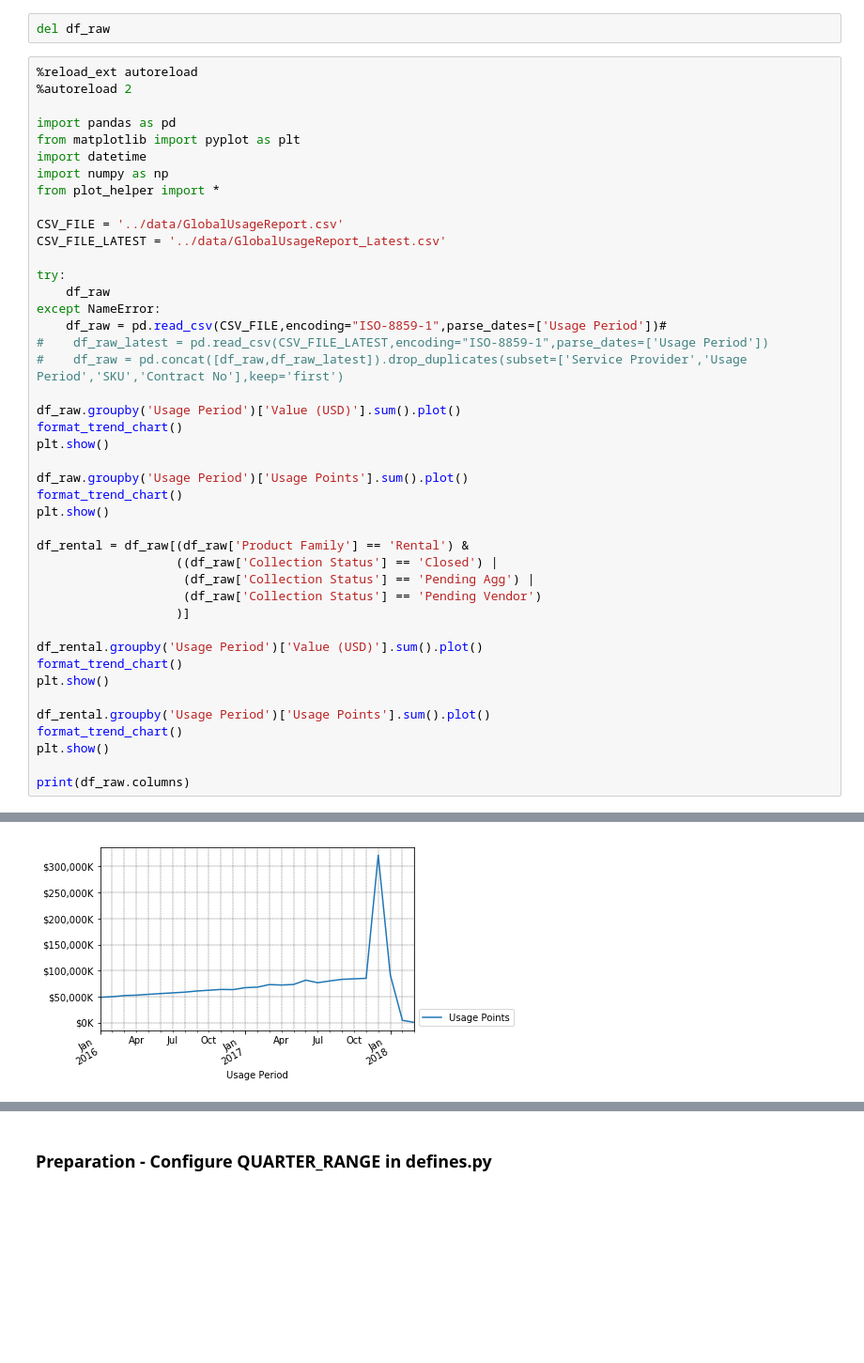
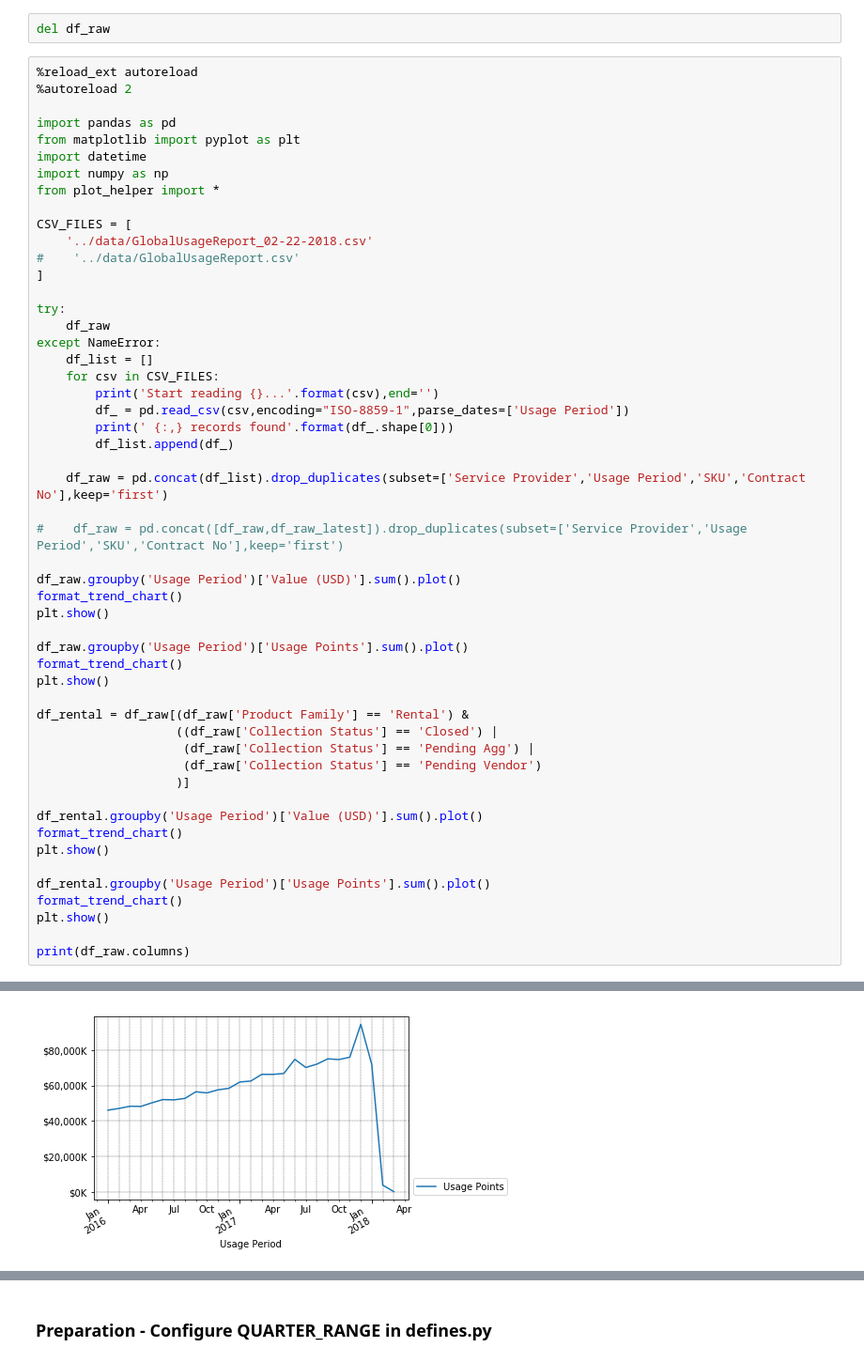
Before and after one commit to k1fukumoto/vcpp-data, a Jupyter notebook: report/GlobalUsagePoints.ipynb, the cells around one changed output, grey strips where cells are left out. Shown at 94% size. Drawn from its saved outputs; the diff is of its cells as text; blank space fills up the shorter version.

```diff
--- a/report/GlobalUsagePoints.ipynb
+++ b/report/GlobalUsagePoints.ipynb
@@ -12,14 +12,23 @@ import datetime
 import numpy as np
 from plot_helper import *
 
-CSV_FILE = '../data/GlobalUsageReport.csv'
-CSV_FILE_LATEST = '../data/GlobalUsageReport_Latest.csv'
+CSV_FILES = [
+    '../data/GlobalUsageReport_02-22-2018.csv'
+#    '../data/GlobalUsageReport.csv'
+]
 
 try:
     df_raw
 except NameError:
-    df_raw = pd.read_csv(CSV_FILE,encoding="ISO-8859-1",parse_dates=['Usage Period'])#
-#    df_raw_latest = pd.read_csv(CSV_FILE_LATEST,encoding="ISO-8859-1",parse_dates=['Usage Period'])
+    df_list = []
+    for csv in CSV_FILES:
+        print('Start reading {}...'.format(csv),end='')
+        df_ = pd.read_csv(csv,encoding="ISO-8859-1",parse_dates=['Usage Period'])
+        print(' {:,} records found'.format(df_.shape[0]))
+        df_list.append(df_)
+
+    df_raw = pd.concat(df_list).drop_duplicates(subset=['Service Provider','Usage Period','SKU','Contract No'],keep='first')
+
 #    df_raw = pd.concat([df_raw,df_raw_latest]).drop_duplicates(subset=['Service Provider','Usage Period','SKU','Contract No'],keep='first')
 
 df_raw.groupby('Usage Period')['Value (USD)'].sum().plot()
@@ -50 +60 @@ print(df_raw.columns)
-[figure, old version]
+[figure, new version]
```
Also changed, not shown: parts of 14 cells of this notebook.
